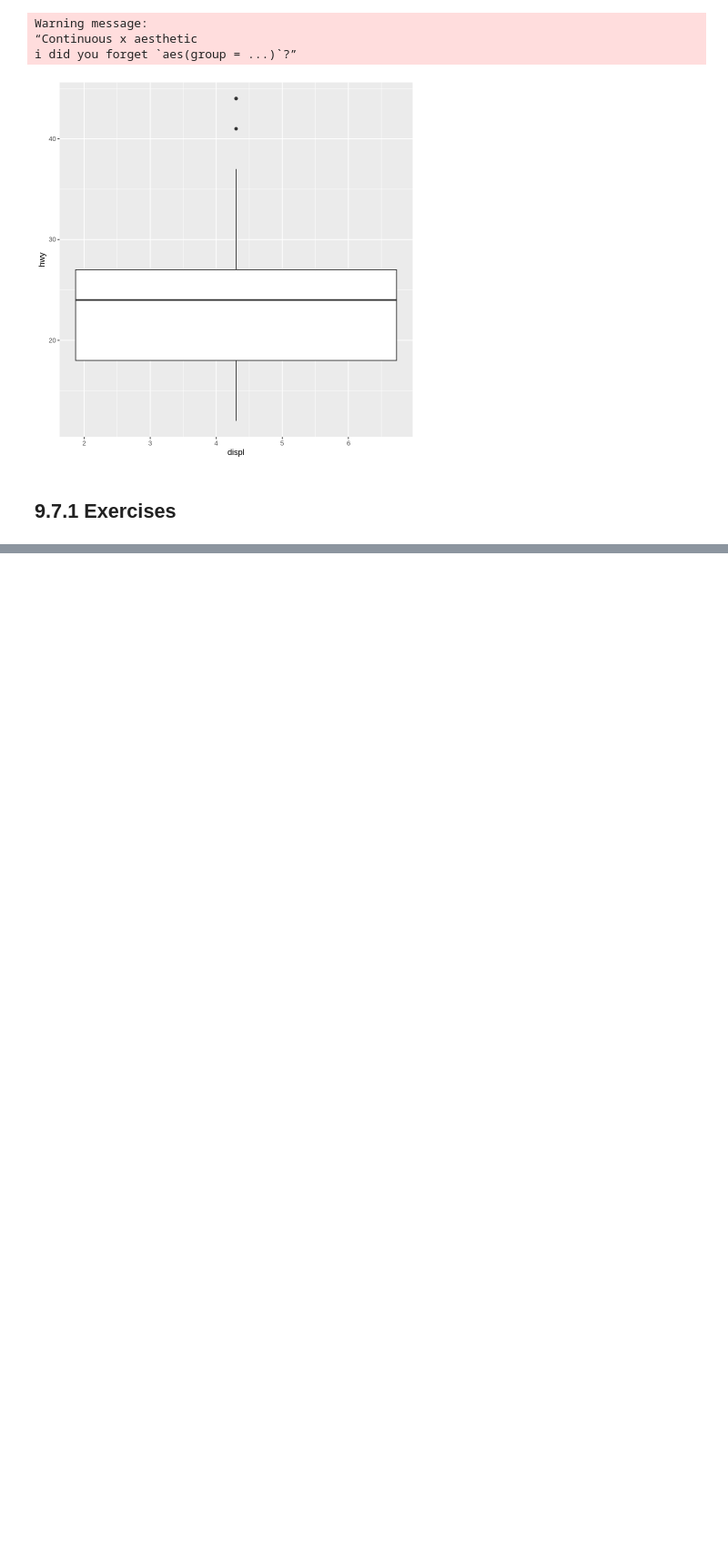
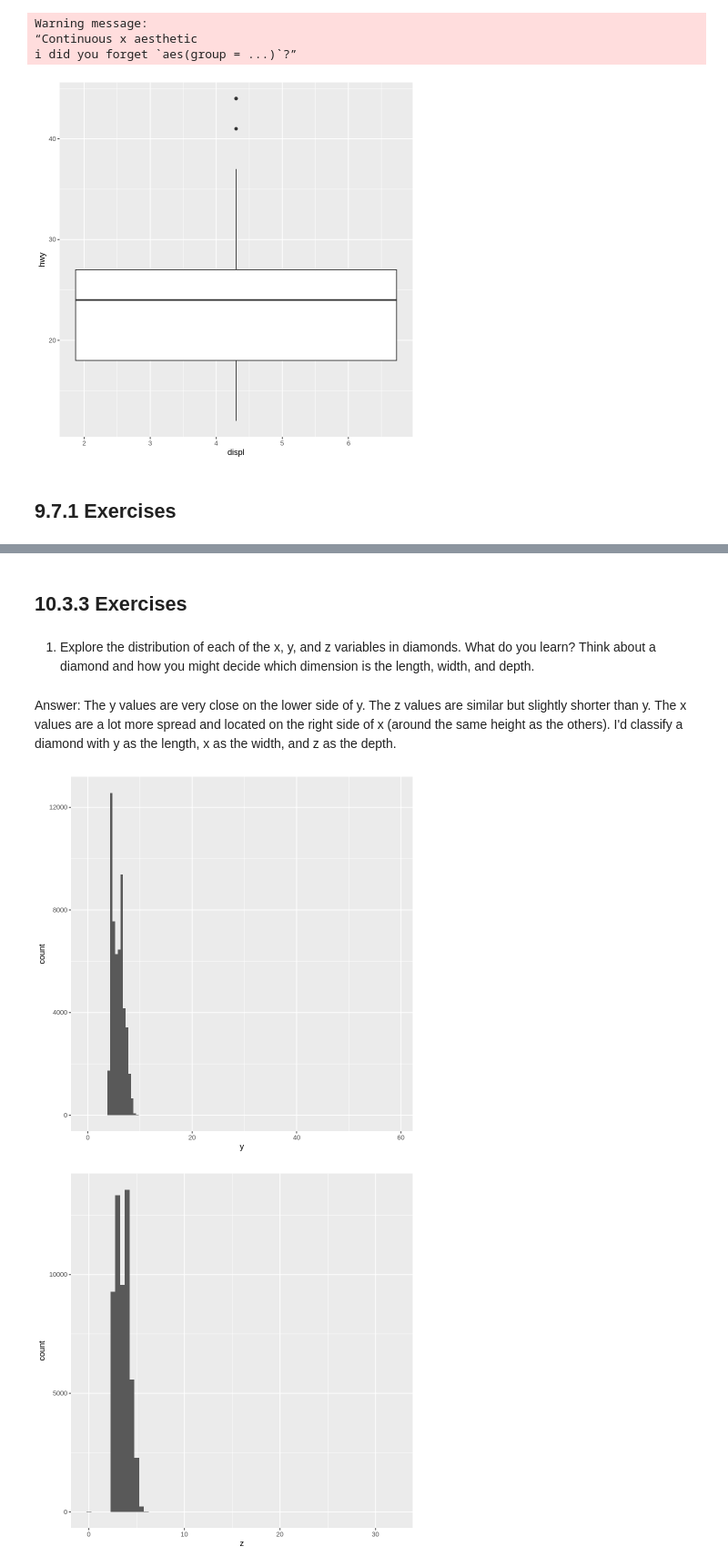
Before and after one commit to swill04/R4DS_exercises, a Jupyter notebook: week5_hw.ipynb, the cells around one changed output, grey strips where cells are left out. Shown at 91% size. Drawn from its saved outputs; the diff is of its cells as text; code cells hidden in the pictures; blank space fills up the shorter version.

```diff
--- a/week5_hw.ipynb
+++ b/week5_hw.ipynb
@@ -345,0 +415,18 @@ Warning message:
+# %% [markdown]
+## 10.3.3 Exercises
+# %% [markdown]
+1. Explore the distribution of each of the x, y, and z variables in diamonds. What do you learn? Think about a diamond and how you might decide which dimension is the length, width, and depth.
+# %% [markdown]
+Answer: The y values are very close on the lower side of y. The z values are similar but slightly shorter than y. The x values are a lot more spread and located on the right side of x (around the same height as the others). I'd classify a diamond with y as the length, x as the width, and z as the depth.
+# %%
+ggplot(diamonds, aes(x = y)) +
+  geom_histogram(binwidth = 0.5)
+
+ggplot(diamonds, aes(x = z)) +
+  geom_histogram(binwidth = 0.5)
+
+ggplot(diamonds, aes(x = x)) +
+  geom_histogram(binwidth = 0.5)
+# %% [output]
+[figure, added]
+[figure, added]
```
Also changed, not shown: parts of 69 cells of this notebook.
